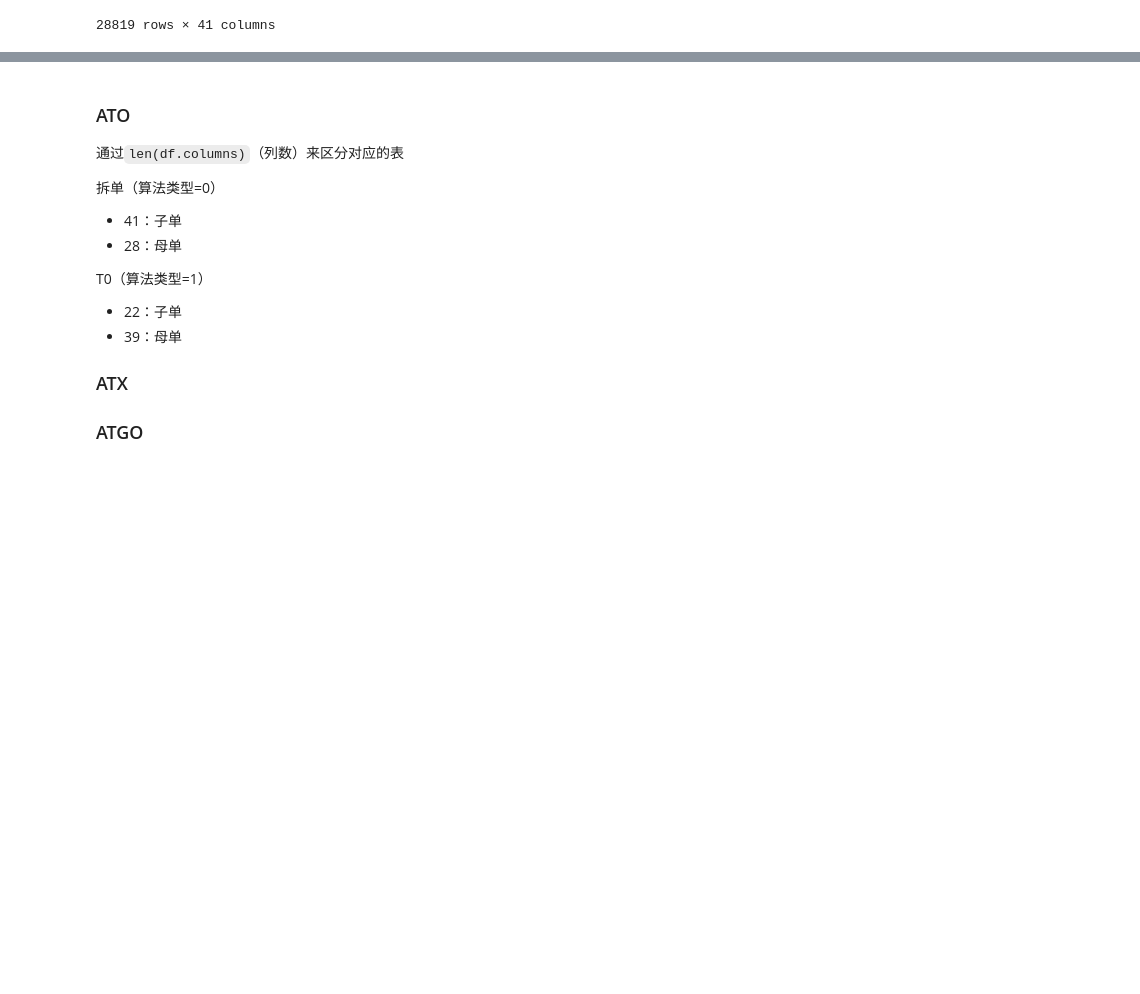
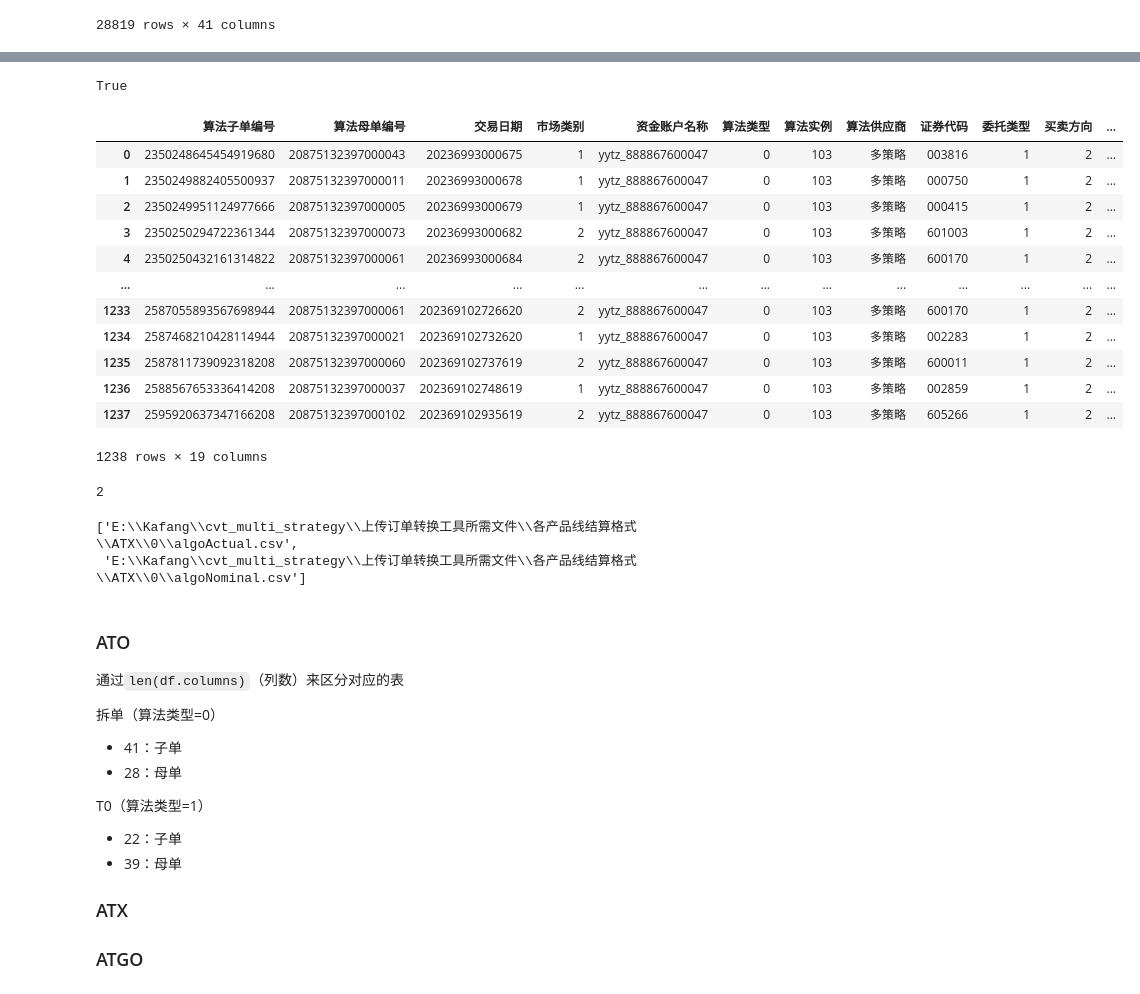
Before and after one commit to chengyingshe/cvt_multi_strategy, a Jupyter notebook: Untitled.ipynb, the cells around one changed output, grey strips where cells are left out. Cells and saved outputs as stored; diff of their text form; code cells hidden in the pictures; blank space fills up the shorter version.

```diff
--- a/Untitled.ipynb
+++ b/Untitled.ipynb
@@ -151,6 +86,9 @@ order_type = ['无效', '限价委托', '即时成交剩余转撤销', '最优
 side = ['无效', '买入', '卖出']
 order_status = ['无效', '未报', '已报', '部成', '已成', '已撤', '待撤', '废单', '部撤', '内部废单', '内部撤单', '待报', '撤单拒绝']
 glob_date = ''
+order_status_atgo = ['', '', 'New', 'PartialFill', 'Filled', 'Canceled', 'PendingCancel', 'Rejected', '', '', '',
+                     'PendingNew', 'Stop']
+side_atgo = ['', 'B', 'S', 'CB', 'SS', 'SB', 'CB', '0']
 # %%
 def cvt_ato_actualorder_0(df):
     global glob_date
@@ -217,0 +255,3 @@ df
+# %%
+df = pd.read_csv('./上传订单转换工具所需文件/各产品线结算格式/ATGO/0/algoActual.csv',encoding='gbk')
+df
@@ -217,0 +272,25 @@ df
+# %%
+df['OtherFee'].values.dtype == 'float64'
+# %% [output]
+True
+# %%
+new_df = cvt_atgo_actualorder(df, 0)
+new_df
+# %% [output]
+|  | 算法子单编号 | 算法母单编号 | 交易日期 | 市场类别 | 资金账户名称 | 算法类型 | 算法实例 | 算法供应商 | 证券代码 | 委托类型 | 买卖方向 | ... |
+| 0 | 2350248645454919680 | 20875132397000043 | 20236993000675 | 1 | yytz_888867600047 | 0 | 103 | 多策略 | 003816 | 1 | 2 | ... |
+| 1 | 2350249882405500937 | 20875132397000011 | 20236993000678 | 1 | yytz_888867600047 | 0 | 103 | 多策略 | 000750 | 1 | 2 | ... |
+| 2 | 2350249951124977666 | 20875132397000005 | 20236993000679 | 1 | yytz_888867600047 | 0 | 103 | 多策略 | 000415 | 1 | 2 | ... |
+| 3 | 2350250294722361344 | 20875132397000073 | 20236993000682 | 2 | yytz_888867600047 | 0 | 103 | 多策略 | 601003 | 1 | 2 | ... |
+| 4 | 2350250432161314822 | 20875132397000061 | 20236993000684 | 2 | yytz_888867600047 | 0 | 103 | 多策略 | 600170 | 1 | 2 | ... |
+| ... | ... | ... | ... | ... | ... | ... | ... | ... | ... | ... | ... | ... |
+| 1233 | 2587055893567698944 | 20875132397000061 | 202369102726620 | 2 | yytz_888867600047 | 0 | 103 | 多策略 | 600170 | 1 | 2 | ... |
+| 1234 | 2587468210428114944 | 20875132397000021 | 202369102732620 | 1 | yytz_888867600047 | 0 | 103 | 多策略 | 002283 | 1 | 2 | ... |
+| 1235 | 2587811739092318208 | 20875132397000060 | 202369102737619 | 2 | yytz_888867600047 | 0 | 103 | 多策略 | 600011 | 1 | 2 | ... |
+| 1236 | 2588567653336414208 | 20875132397000037 | 202369102748619 | 1 | yytz_888867600047 | 0 | 103 | 多策略 | 002859 | 1 | 2 | ... |
+| 1237 | 2595920637347166208 | 20875132397000102 | 202369102935619 | 2 | yytz_888867600047 | 0 | 103 | 多策略 | 605266 | 1 | 2 | ... |
+1238 rows × 19 columns
+# %%
+len(os.listdir(r'E:\Kafang\cvt_multi_strategy\上传订单转换工具所需文件\各产品线结算格式\ATO\0'))
+# %% [output]
+2
@@ -218,3 +312,10 @@ df
+# %%
+atx_dir_0 = r'E:\Kafang\cvt_multi_strategy\上传订单转换工具所需文件\各产品线结算格式\ATX\0'
+
+get_excel_path_list_from_dir(atx_dir_0, ['algoActual.csv', 'algoNominal.csv'])
+# %% [output]
+['E:\\Kafang\\cvt_multi_strategy\\上传订单转换工具所需文件\\各产品线结算格式\\ATX\\0\\algoActual.csv',
+ 'E:\\Kafang\\cvt_multi_strategy\\上传订单转换工具所需文件\\各产品线结算格式\\ATX\\0\\algoNominal.csv']
 # %% [markdown]
 ### ATO
 通过`len(df.columns)`（列数）来区分对应的表
```
Also changed, not shown: parts of 13 cells of this notebook, 4 other files.
